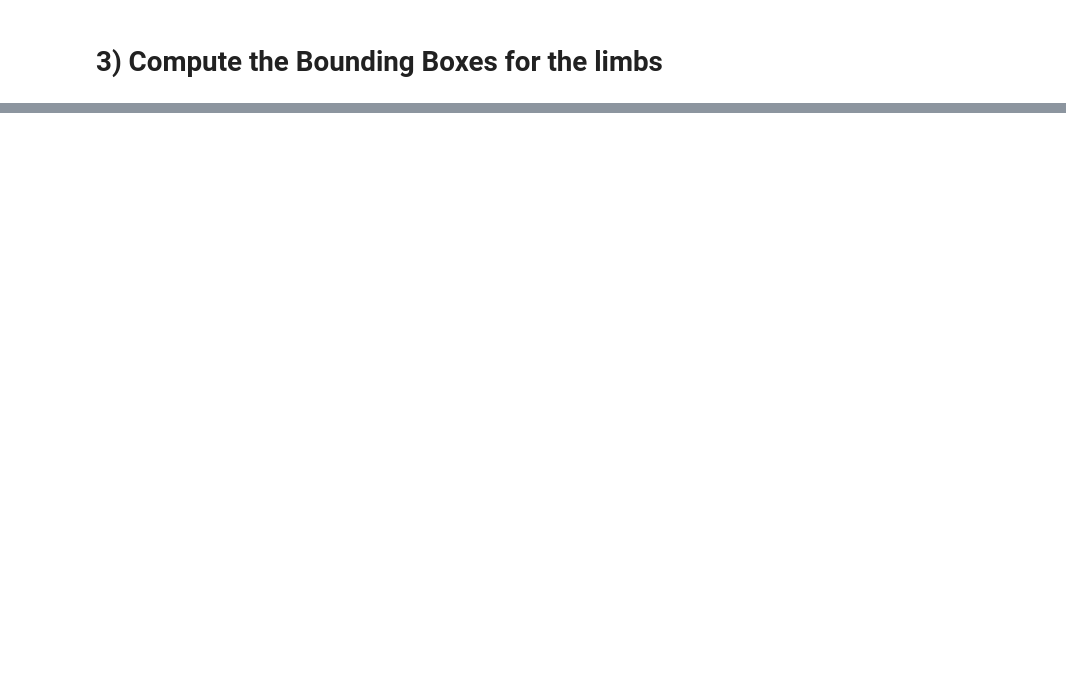
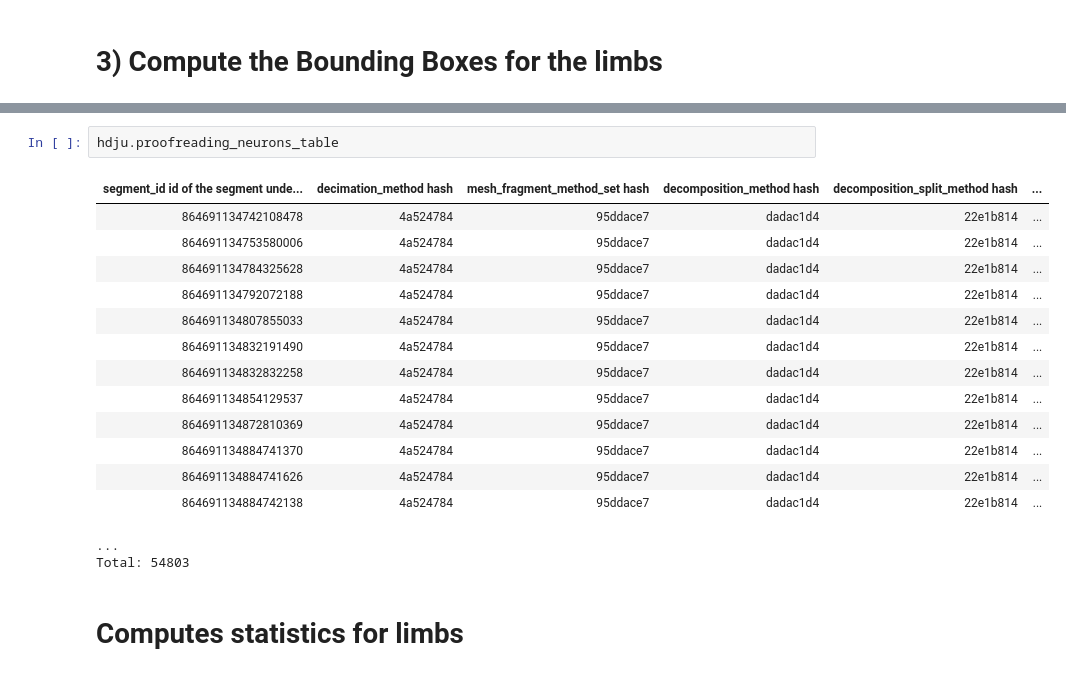
Before and after one commit to reimerlab/neuron_morphology_tools, a Jupyter notebook: Applications/Development/Neuron_nx_stats development.ipynb, the cells around one changed output, grey strips where cells are left out. Drawn from its saved outputs; the diff is of its cells as text; blank space fills up the shorter version.

Commit message:
finished AutoProofreadNeuronLimb table for gnn training

```diff
--- a/Applications/Development/Neuron_nx_stats development.ipynb
+++ b/Applications/Development/Neuron_nx_stats development.ipynb
@@ -166,0 +153,20 @@ Node L6_1: 0.09960508346557617
+# %%
+hdju.proofreading_neurons_table
+# %% [output]
+| segment_id id of the segment unde... | decimation_method hash | mesh_fragment_method_set hash | decomposition_method hash | decomposition_split_method hash | ... |
+| 864691134742108478 | 4a524784 | 95ddace7 | dadac1d4 | 22e1b814 | ... |
+| 864691134753580006 | 4a524784 | 95ddace7 | dadac1d4 | 22e1b814 | ... |
+| 864691134784325628 | 4a524784 | 95ddace7 | dadac1d4 | 22e1b814 | ... |
+| 864691134792072188 | 4a524784 | 95ddace7 | dadac1d4 | 22e1b814 | ... |
+| 864691134807855033 | 4a524784 | 95ddace7 | dadac1d4 | 22e1b814 | ... |
+| 864691134832191490 | 4a524784 | 95ddace7 | dadac1d4 | 22e1b814 | ... |
+| 864691134832832258 | 4a524784 | 95ddace7 | dadac1d4 | 22e1b814 | ... |
+| 864691134854129537 | 4a524784 | 95ddace7 | dadac1d4 | 22e1b814 | ... |
+| 864691134872810369 | 4a524784 | 95ddace7 | dadac1d4 | 22e1b814 | ... |
+| 864691134884741370 | 4a524784 | 95ddace7 | dadac1d4 | 22e1b814 | ... |
+| 864691134884741626 | 4a524784 | 95ddace7 | dadac1d4 | 22e1b814 | ... |
+| 864691134884742138 | 4a524784 | 95ddace7 | dadac1d4 | 22e1b814 | ... |
+...
+Total: 54803
+# %% [markdown]
+# Computes statistics for limbs
```
Also changed, not shown: parts of 13 cells of this notebook, 4 other files.
